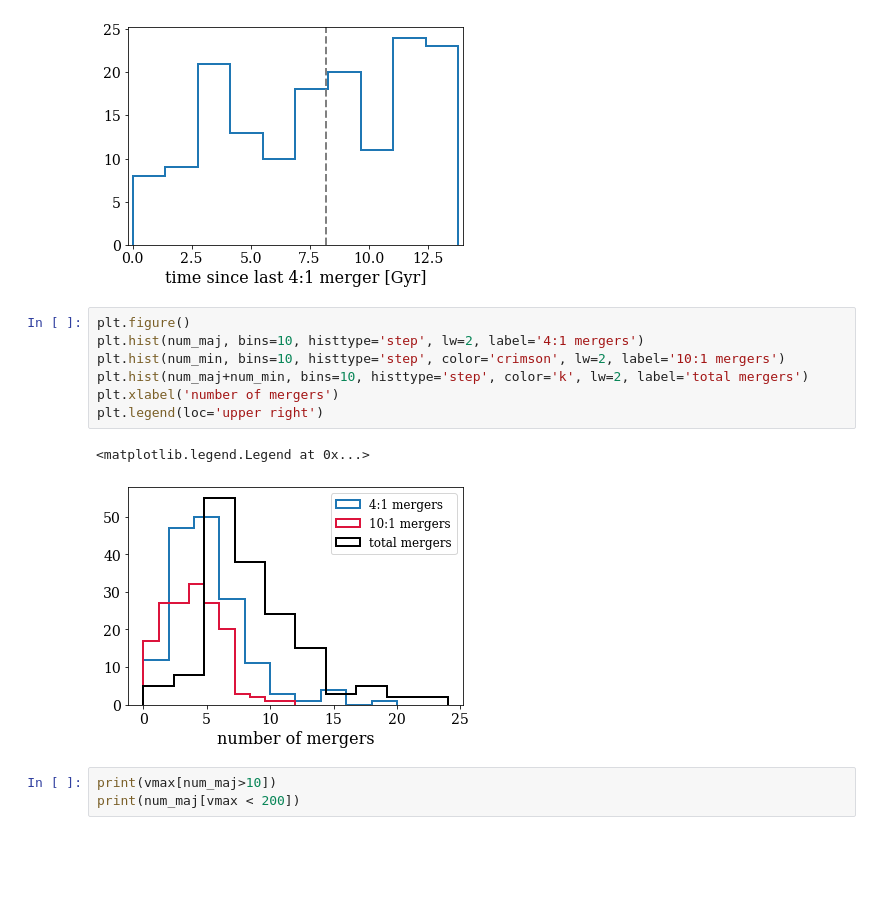
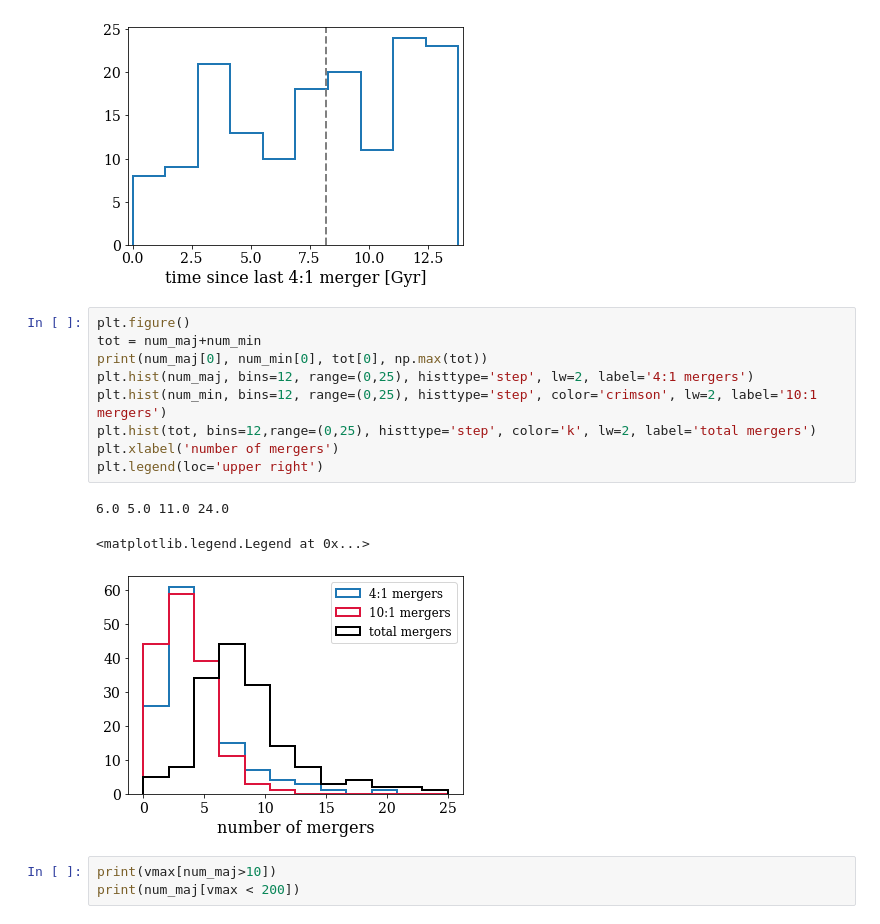
Before and after one commit to ekta1224/IllustrisAD, a Jupyter notebook: TNG_v2/plot_TNG_sample_properties.ipynb, the cells around one changed output. Saved outputs shown, nothing was run; the diff lists cells and outputs as text; blank space fills up the shorter version.

```diff
--- a/TNG_v2/plot_TNG_sample_properties.ipynb
+++ b/TNG_v2/plot_TNG_sample_properties.ipynb
@@ -55,14 +55,17 @@ plt.xlim(-0.2,14.)
 [figure]
 # %%
 plt.figure()
-plt.hist(num_maj, bins=10, histtype='step', lw=2, label='4:1 mergers')
-plt.hist(num_min, bins=10, histtype='step', color='crimson', lw=2, label='10:1 mergers')
-plt.hist(num_maj+num_min, bins=10, histtype='step', color='k', lw=2, label='total mergers')
+tot = num_maj+num_min
+print(num_maj[0], num_min[0], tot[0], np.max(tot))
+plt.hist(num_maj, bins=12, range=(0,25), histtype='step', lw=2, label='4:1 mergers')
+plt.hist(num_min, bins=12, range=(0,25), histtype='step', color='crimson', lw=2, label='10:1 mergers')
+plt.hist(tot, bins=12,range=(0,25), histtype='step', color='k', lw=2, label='total mergers')
 plt.xlabel('number of mergers')
 plt.legend(loc='upper right')
 # %% [output]
-<matplotlib.legend.Legend at 0x...>
+6.0 5.0 11.0 24.0
+<matplotlib.legend.Legend at 0x...>
-[figure, old version]
+[figure, new version]
 # %%
 print(vmax[num_maj>10])
 print(num_maj[vmax < 200])
```
Also changed, not shown: 3 other files.
